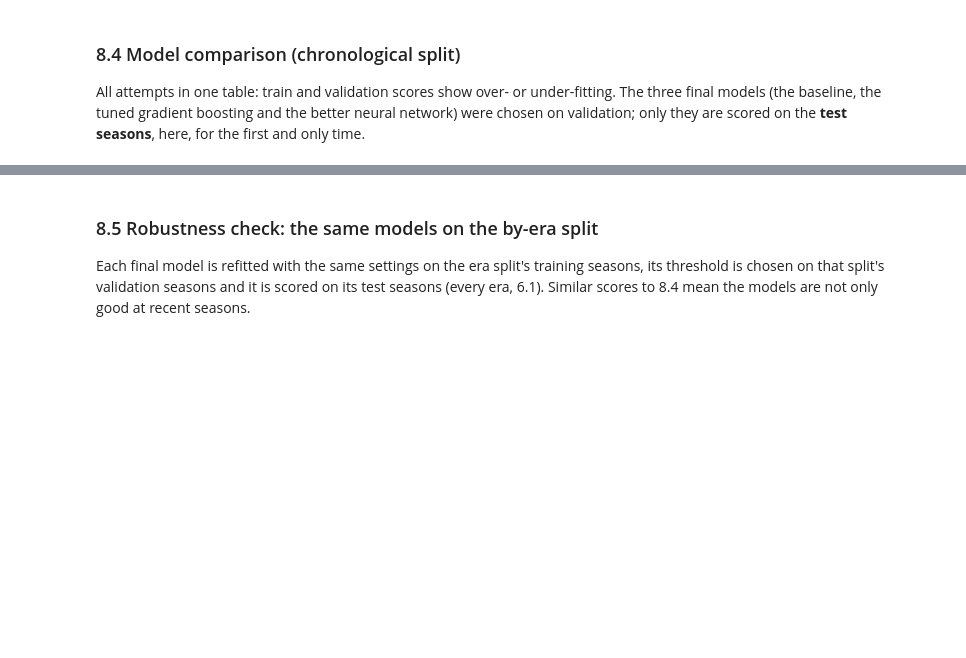
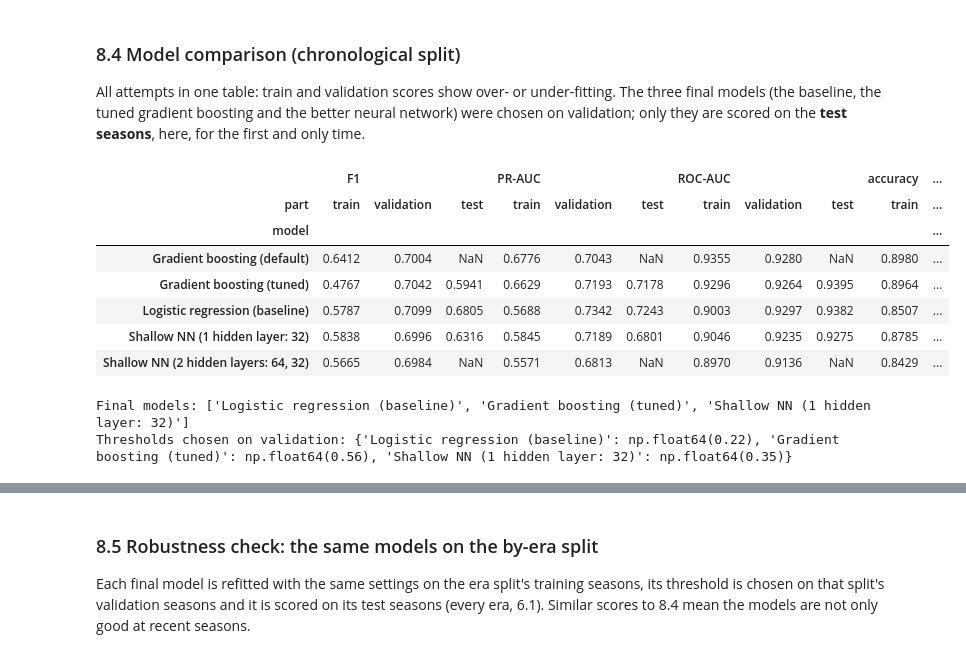
Before and after one commit to rolamedhat/team9_ACL, a Jupyter notebook: milestone1.ipynb, the cells around one changed output, grey strips where cells are left out. Drawn from its saved outputs; the diff is of its cells as text; code cells hidden in the pictures; blank space fills up the shorter version.

```diff
--- a/milestone1.ipynb
+++ b/milestone1.ipynb
@@ -4796,23 +6025,33 @@ All attempts in one table: train and validation scores show over- or under-fitti
 # %%
 FINAL_MODELS = ['Logistic regression (baseline)', 'Gradient boosting (tuned)', best_nn_name]
 
-# Test seasons are scored here, once, for the final models only
 test_rows = []
 for name in FINAL_MODELS:
     fitted, threshold, _ = attempts[name]
     proba_test = fitted.predict_proba(X_test)[:, 1]
     test_rows.append({'model': name, 'part': 'test', 'threshold': threshold,
                       **scores(y_test, proba_test, threshold)})
 
 comparison = pd.concat([result for _, _, result in attempts.values()] + [pd.DataFrame(test_rows)])
 comparison_wide = comparison.pivot_table(index='model', columns='part',
-                                         values=['PR-AUC', 'ROC-AUC', 'F1', 'precision', 'recall'])
+                                         values=['PR-AUC','ROC-AUC','accuracy','precision', 'recall','F1'])
 comparison_wide = comparison_wide.reindex(columns=PARTS, level=1)
 display(comparison_wide.round(4))
 
 print("Final models:", FINAL_MODELS)
 print("Thresholds chosen on validation:",
       {name: round(attempts[name][1], 2) for name in FINAL_MODELS})
+# %% [output]
+|  | F1 |  |  | PR-AUC |  |  | ROC-AUC |  |  | accuracy | ... |
+| part | train | validation | test | train | validation | test | train | validation | test | train | ... |
+| model |  |  |  |  |  |  |  |  |  |  | ... |
+| Gradient boosting (default) | 0.6412 | 0.7004 | NaN | 0.6776 | 0.7043 | NaN | 0.9355 | 0.9280 | NaN | 0.8980 | ... |
+| Gradient boosting (tuned) | 0.4767 | 0.7042 | 0.5941 | 0.6629 | 0.7193 | 0.7178 | 0.9296 | 0.9264 | 0.9395 | 0.8964 | ... |
+| Logistic regression (baseline) | 0.5787 | 0.7099 | 0.6805 | 0.5688 | 0.7342 | 0.7243 | 0.9003 | 0.9297 | 0.9382 | 0.8507 | ... |
+| Shallow NN (1 hidden layer: 32) | 0.5838 | 0.6996 | 0.6316 | 0.5845 | 0.7189 | 0.6801 | 0.9046 | 0.9235 | 0.9275 | 0.8785 | ... |
+| Shallow NN (2 hidden layers: 64, 32) | 0.5665 | 0.6984 | NaN | 0.5571 | 0.6813 | NaN | 0.8970 | 0.9136 | NaN | 0.8429 | ... |
+Final models: ['Logistic regression (baseline)', 'Gradient boosting (tuned)', 'Shallow NN (1 hidden layer: 32)']
+Thresholds chosen on validation: {'Logistic regression (baseline)': np.float64(0.22), 'Gradient boosting (tuned)': np.float64(0.56), 'Shallow NN (1 hidden layer: 32)': np.float64(0.35)}
 # %%
 MODEL_COLORS = dict(zip(FINAL_MODELS, ['#9b9a95', '#2a78d6', '#eb6834']))
 test_X, test_y = X_test, y_test
```
Also changed, not shown: parts of 80 cells of this notebook.
